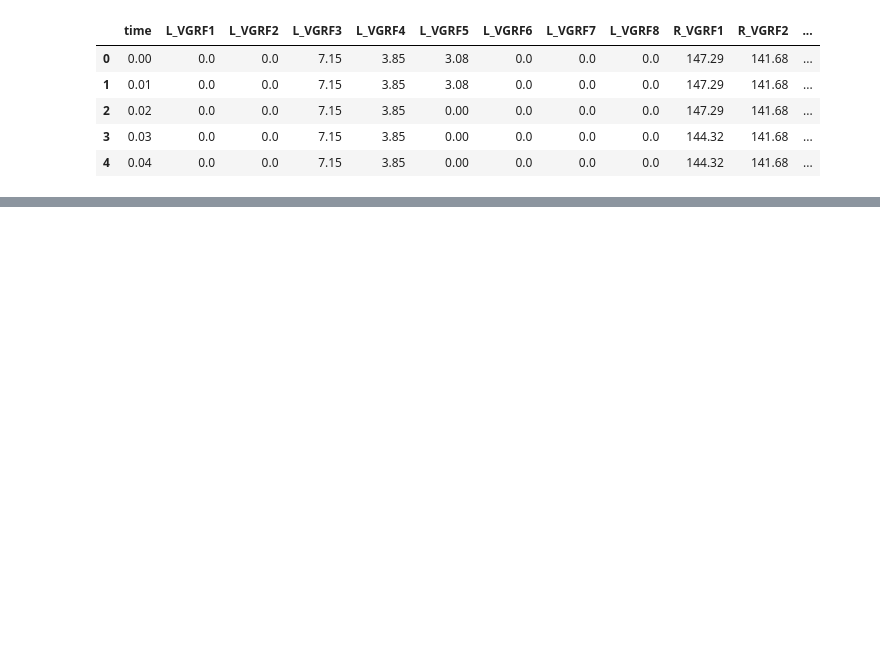
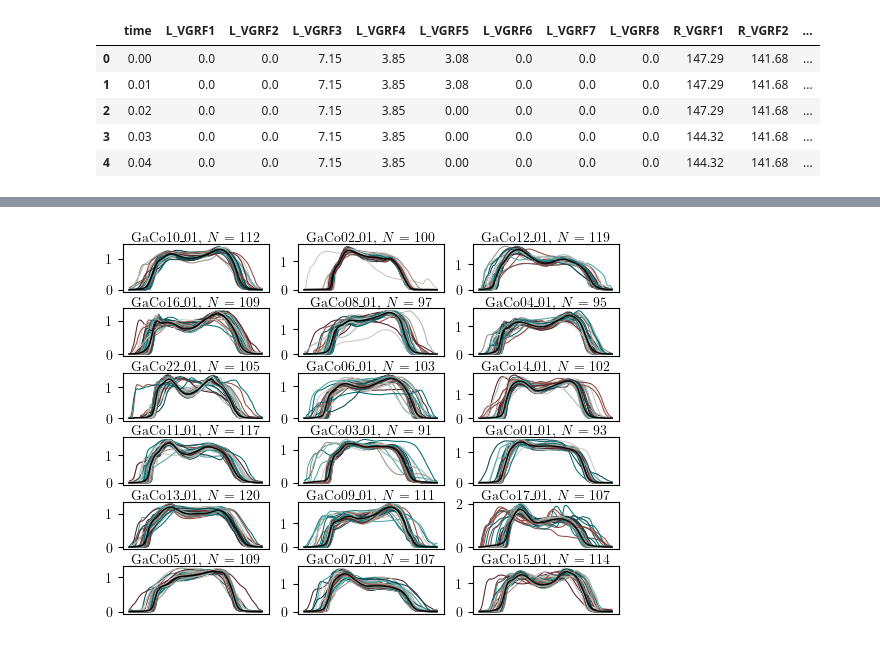
Before and after one commit to jpowell24/learningML, a Jupyter notebook: Python_exercises/PARK-GAIT1.ipynb, the cells around one changed output, grey strips where cells are left out. Cells and saved outputs as stored; diff of their text form; code cells hidden in the pictures; blank space fills up the shorter version.

```diff
--- a/Python_exercises/PARK-GAIT1.ipynb
+++ b/Python_exercises/PARK-GAIT1.ipynb
@@ -296,0 +351,38 @@ ValueError: could not broadcast input array from shape (88,) into shape (89,)
+# %%
+rows = int(len(df_PD.columns) / 3);
+fig, axs = plt.subplots(rows, 3);
+
+sampling_rate = 1;
+patient_counter = 0;
+for patient in df_PD:
+
+    step_indexes, num_steps = get_step_indexes(df[patient], sampling_rate);
+
+    steps, average_step, std_dev_step = extract_steps(df[patient], step_indexes, sampling_rate);
+
+    x = np.linspace(0, len(steps[0]), len(steps[0])) * 0.01;
+
+    axs = axs.flatten()
+
+    counter = 0;
+    for step in steps:
+        axs[patient_counter].plot(x, step, linewidth = 0.75, color = colors[counter % len(colors)]);
+        counter += 1;
+
+    axs[patient_counter].plot(x, average_step, linewidth = 1, color = 'black', label = "Average Step")
+    # axs[patient_counter].plot(x, average_step + std_dev_step, linewidth = 1, color = 'black', linestyle = 'dashed', label = 'Std Dev')
+    # axs[patient_counter].plot(x, average_step - std_dev_step, linewidth = 1, color = 'black', linestyle = 'dashed')
+
+    axs[patient_counter].set_title(f"{patient}, $N$ = {len(steps)}", fontsize = 10, y = 1.05, pad = 0);
+    axs[patient_counter].set_xticks([]);
+
+    # axs[patient_counter].set_xlabel("Time (s)")
+    # axs[patient_counter].set_ylabel("Force (Body Weights)")
+    patient_counter += 1;
+
+# plt.tight_layout()
+plt.subplots_adjust(left = None, bottom = None, right = None, top = None, wspace = None, hspace = 0.35);
+plt.savefig('../images/array.png');
+plt.show();
+# %% [output]
+[figure, added]
```
Also changed, not shown: parts of 11 cells of this notebook, 1 other file.
